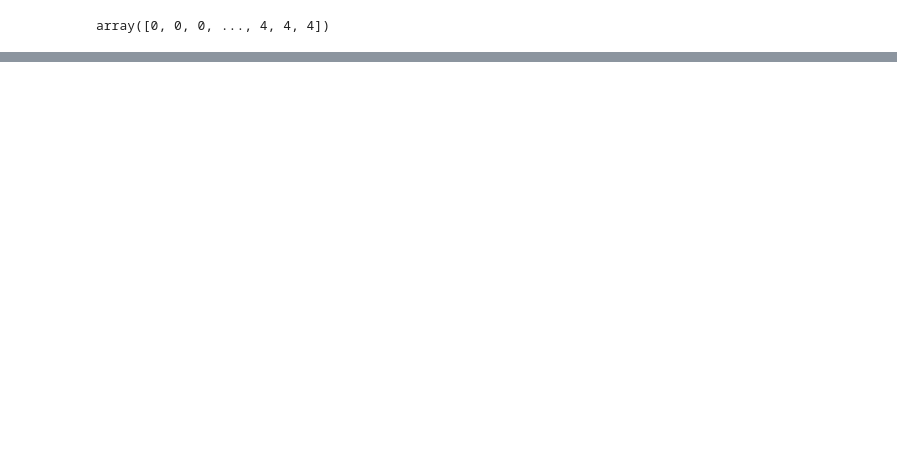
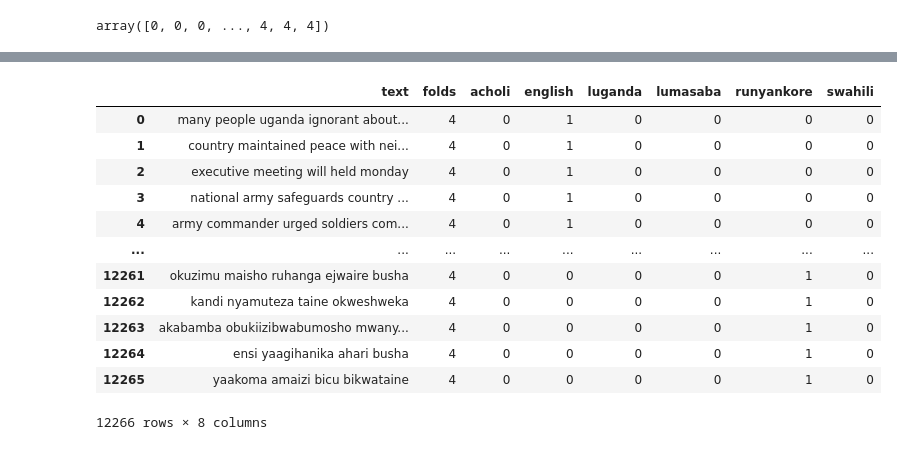
Before and after one commit to marcophillip/language_classification, a Jupyter notebook: notebooks/train.ipynb, the cells around one changed output, grey strips where cells are left out. Drawn from its saved outputs; the diff is of its cells as text; code cells hidden in the pictures; blank space fills up the shorter version.

```diff
--- a/notebooks/train.ipynb
+++ b/notebooks/train.ipynb
@@ -202,0 +301,16 @@ train_data
+# %%
+test_data
+# %% [output]
+|  | text | folds | acholi | english | luganda | lumasaba | runyankore | swahili |
+| 0 | many people uganda ignorant about... | 4 | 0 | 1 | 0 | 0 | 0 | 0 |
+| 1 | country maintained peace with nei... | 4 | 0 | 1 | 0 | 0 | 0 | 0 |
+| 2 | executive meeting will held monday | 4 | 0 | 1 | 0 | 0 | 0 | 0 |
+| 3 | national army safeguards country ... | 4 | 0 | 1 | 0 | 0 | 0 | 0 |
+| 4 | army commander urged soldiers com... | 4 | 0 | 1 | 0 | 0 | 0 | 0 |
+| ... | ... | ... | ... | ... | ... | ... | ... | ... |
+| 12261 | okuzimu maisho ruhanga ejwaire busha | 4 | 0 | 0 | 0 | 0 | 1 | 0 |
+| 12262 | kandi nyamuteza taine okweshweka | 4 | 0 | 0 | 0 | 0 | 1 | 0 |
+| 12263 | akabamba obukiizibwabumosho mwany... | 4 | 0 | 0 | 0 | 0 | 1 | 0 |
+| 12264 | ensi yaagihanika ahari busha | 4 | 0 | 0 | 0 | 0 | 1 | 0 |
+| 12265 | yaakoma amaizi bicu bikwataine | 4 | 0 | 0 | 0 | 0 | 1 | 0 |
+12266 rows × 8 columns
```
Also changed, not shown: parts of 24 cells of this notebook, 8 other files.
